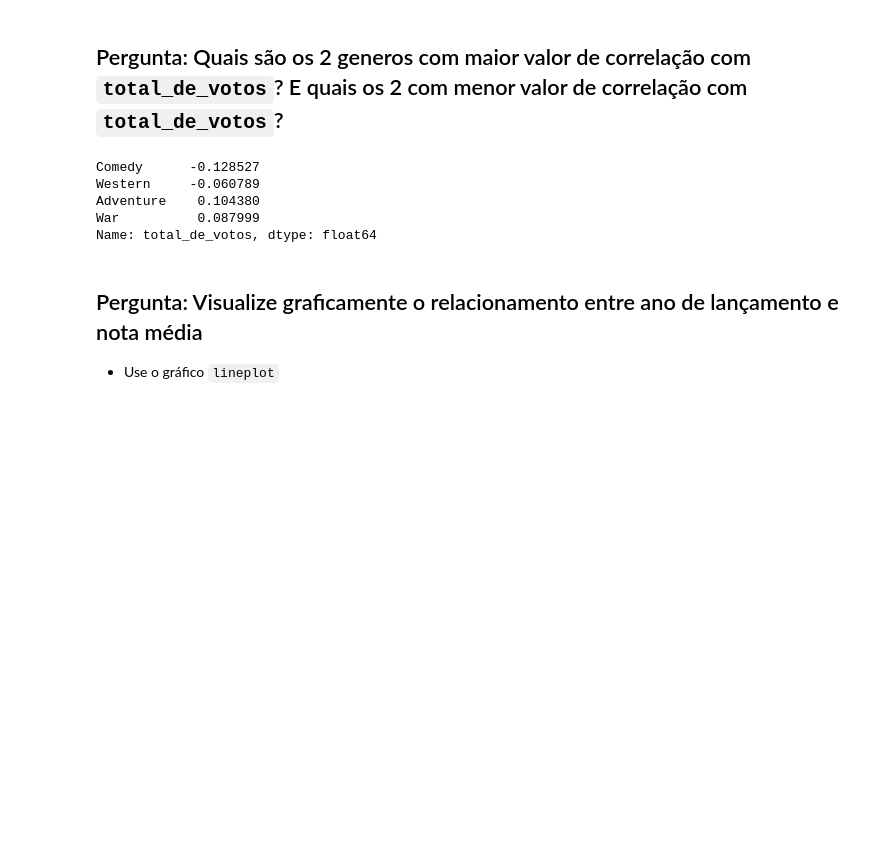
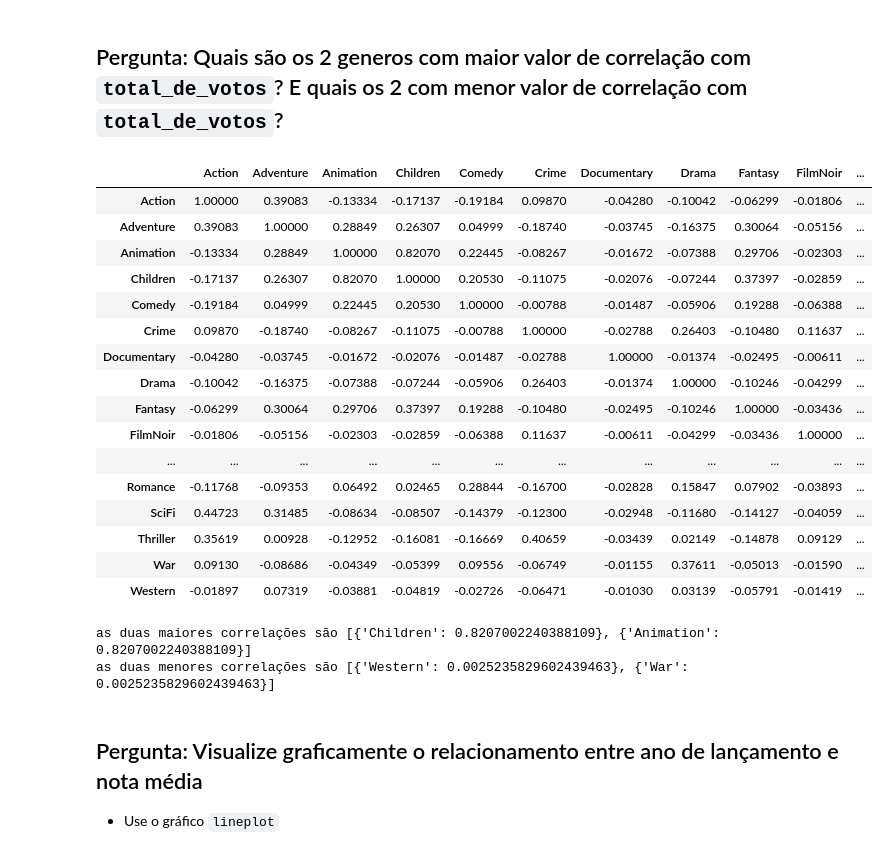
Before and after one commit to EvertonVaz/Projetos_alura, a Jupyter notebook: Formação_Data_Science_Alura_Análise_exploratória_do_MovieLens.ipynb, the cells around one changed output. Cells and saved outputs as stored; diff of their text form; code cells hidden in the pictures; blank space fills up the shorter version.

```diff
--- a/Formação_Data_Science_Alura_Análise_exploratória_do_MovieLens.ipynb
+++ b/Formação_Data_Science_Alura_Análise_exploratória_do_MovieLens.ipynb
@@ -715,14 +729,47 @@ Name: nota_media, dtype: float64
 # %% [markdown]
 ## Pergunta: Quais são os 2 generos com maior valor de correlação com `total_de_votos`? E quais os 2 com menor valor de correlação com `total_de_votos`?
-# %%
-# solucao
-correlacao['total_de_votos'].sort_values().iloc[[0,1,-3,-4]]
-# %% [output]
-Comedy      -0.128527
-Western     -0.060789
-Adventure    0.104380
-War          0.087999
-Name: total_de_votos, dtype: float64
+# %%
+# solucao
+df_corr = pd.DataFrame((generos.values.T * filmes['total_de_votos'].values).T, columns = generos.columns).corr()
+df_corr.style.format("{:.5f}").background_gradient(cmap=plt.get_cmap('plasma'), axis=1)
+# %% [output]
+|  | Action | Adventure | Animation | Children | Comedy | Crime | Documentary | Drama | Fantasy | FilmNoir | ... |
+| Action | 1.00000 | 0.39083 | -0.13334 | -0.17137 | -0.19184 | 0.09870 | -0.04280 | -0.10042 | -0.06299 | -0.01806 | ... |
+| Adventure | 0.39083 | 1.00000 | 0.28849 | 0.26307 | 0.04999 | -0.18740 | -0.03745 | -0.16375 | 0.30064 | -0.05156 | ... |
+| Animation | -0.13334 | 0.28849 | 1.00000 | 0.82070 | 0.22445 | -0.08267 | -0.01672 | -0.07388 | 0.29706 | -0.02303 | ... |
+| Children | -0.17137 | 0.26307 | 0.82070 | 1.00000 | 0.20530 | -0.11075 | -0.02076 | -0.07244 | 0.37397 | -0.02859 | ... |
+| Comedy | -0.19184 | 0.04999 | 0.22445 | 0.20530 | 1.00000 | -0.00788 | -0.01487 | -0.05906 | 0.19288 | -0.06388 | ... |
+| Crime | 0.09870 | -0.18740 | -0.08267 | -0.11075 | -0.00788 | 1.00000 | -0.02788 | 0.26403 | -0.10480 | 0.11637 | ... |
+| Documentary | -0.04280 | -0.03745 | -0.01672 | -0.02076 | -0.01487 | -0.02788 | 1.00000 | -0.01374 | -0.02495 | -0.00611 | ... |
+| Drama | -0.10042 | -0.16375 | -0.07388 | -0.07244 | -0.05906 | 0.26403 | -0.01374 | 1.00000 | -0.10246 | -0.04299 | ... |
+| Fantasy | -0.06299 | 0.30064 | 0.29706 | 0.37397 | 0.19288 | -0.10480 | -0.02495 | -0.10246 | 1.00000 | -0.03436 | ... |
+| FilmNoir | -0.01806 | -0.05156 | -0.02303 | -0.02859 | -0.06388 | 0.11637 | -0.00611 | -0.04299 | -0.03436 | 1.00000 | ... |
+| ... | ... | ... | ... | ... | ... | ... | ... | ... | ... | ... | ... |
+| Romance | -0.11768 | -0.09353 | 0.06492 | 0.02465 | 0.28844 | -0.16700 | -0.02828 | 0.15847 | 0.07902 | -0.03893 | ... |
+| SciFi | 0.44723 | 0.31485 | -0.08634 | -0.08507 | -0.14379 | -0.12300 | -0.02948 | -0.11680 | -0.14127 | -0.04059 | ... |
+| Thriller | 0.35619 | 0.00928 | -0.12952 | -0.16081 | -0.16669 | 0.40659 | -0.03439 | 0.02149 | -0.14878 | 0.09129 | ... |
+| War | 0.09130 | -0.08686 | -0.04349 | -0.05399 | 0.09556 | -0.06749 | -0.01155 | 0.37611 | -0.05013 | -0.01590 | ... |
+| Western | -0.01897 | 0.07319 | -0.03881 | -0.04819 | -0.02726 | -0.06471 | -0.01030 | 0.03139 | -0.05791 | -0.01419 | ... |
+# %%
+# solucao
+
+maior_corr = []
+menor_corr = []
+for i in df_corr:
+  menor = df_corr[(df_corr[i] != 1) & (df_corr[i] > -0.003) & (df_corr[i] < 0.003)][i]
+  maior = df_corr[(df_corr[i] < -0.7) | (df_corr[i] > 0.7) & (df_corr[i] != 1)][i]
+
+  if len(menor) == 1:
+    menor_corr.append({menor.index[0]: menor.values[0]})
+  elif len(maior) == 1:
+    maior_corr.append({maior.index[0]: maior.values[0]})
+
+print(f'as duas maiores correlações são {maior_corr}')
+
+print(f'as duas menores correlações são {menor_corr}')
+# %% [output]
+as duas maiores correlações são [{'Children': 0.8207002240388109}, {'Animation': 0.8207002240388109}]
+as duas menores correlações são [{'Western': 0.0025235829602439463}, {'War': 0.0025235829602439463}]
 # %% [markdown]
 ## Pergunta: Visualize graficamente o relacionamento entre ano de lançamento e nota média
 
```
Also changed, not shown: parts of 3 cells of this notebook.
